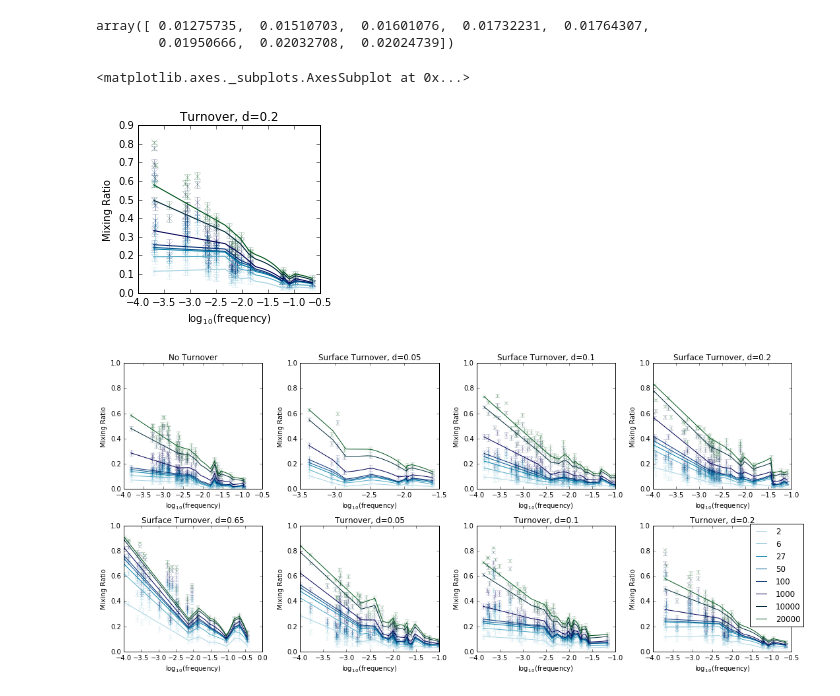
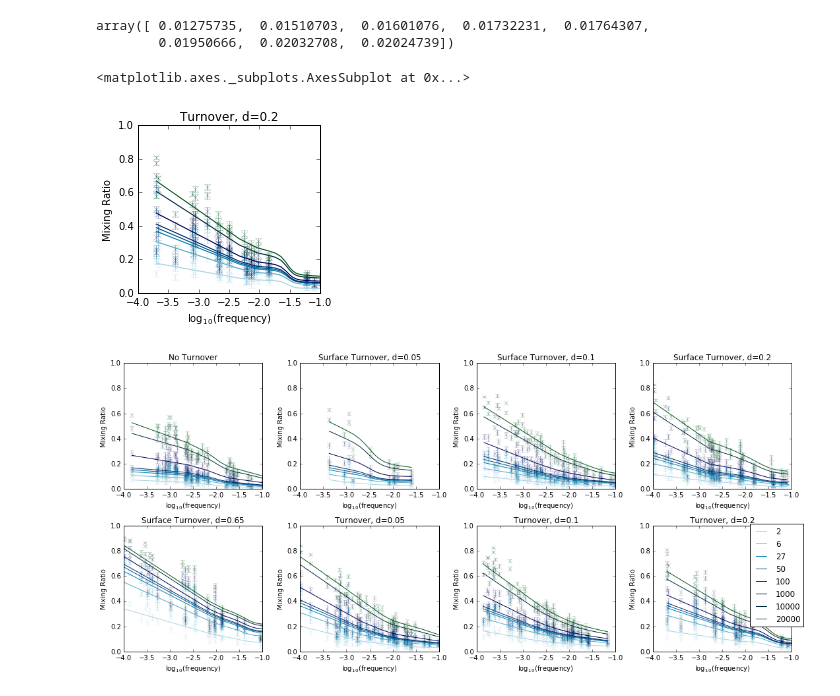
Before and after one commit to zafarali/tumorheterogeneity, a Jupyter notebook: figures/MixingAnalysis.ipynb, the cells around one changed output. Drawn from its saved outputs; the diff is of its cells as text; code cells hidden in the pictures.

Commit message:
Add exponential weighted average to plot

```diff
--- a/figures/MixingAnalysis.ipynb
+++ b/figures/MixingAnalysis.ipynb
@@ -15,0 +13,10 @@ glob(get_folder_skeleton('0.2', False))
+# %%
+death_rates = ['0', '0.05', '0.1','0.2', '0.65']
+surface_turnover = [True, False]
+
+data = {}
+for params in product(death_rates, surface_turnover):
+    try:
+        print(glob(get_folder_skeleton(*params)))
+    except IndexError as e:
+        print(e)
@@ -47,10 +65,31 @@ def get_cmap(n, name='Greys_r'):
 # %%
 from collections import defaultdict
 from scipy.interpolate import interp1d
+# %%
+def exponential_mean_function(x_i, y_i,k=1):
+    """
+        @params:
+            x_i : all x_i points available
+            y_i : the y_i values to average over
+        @returns
+            a function that can be evaluated for the mean at any point x
+
+    """
+    def exponential_mean_at(x):
+        """
+            @params:
+                x: a np.array or float where the average value needs to be returned
+            @returns
+                <y(x)> : average value at position x
+        """
+        w = np.exp(-k*(x-x_i)**2)
+        return np.dot(w, y_i) / np.sum(w)
+
+    return exponential_mean_at
 # %%
 cmap = get_cmap(10, name=u'ocean_r')
 
-def plot_data(ax, data, title, cmap):
+def plot_data(ax, data, title, cmap, k=0.1):
     datas_ = defaultdict(lambda: [])
     for freq_data in data:
         for i, size_ in enumerate(freq_data['sample_sizes']):
@@ -66,62 +105,64 @@ def plot_data(ax, data, title, cmap):
     for i, (size_, information) in enumerate(sorted(datas_.items(), key=lambda x:x[0])):
         x, y= zip(*information)
         x, y = np.array(x), 1-np.array(y)
-        f = interp1d(x, y)
+#         print(x.shape)
+        f = np.vectorize(exponential_mean_function(np.log10(x), y, k=k))
         x_range = np.linspace(np.min(x), np.max(x))
-        ax.plot(np.log10(x_range),f(x_range), c=cmap(i+1), label='{}'.format(size_))
+        ax.plot(np.log10(x_range),f(np.log10(x_range)), c=cmap(i+1), label='{}'.format(size_))
     ax.set_xlabel("$log_{10}(frequency)$")
     ax.set_ylabel('Mixing Ratio')
     ax.set_title(title)
+    ax.set_ylim([0, 1])
+    ax.set_xlim([-4.0, -1.0])
     return ax
 # %%
 f = plt.figure(figsize=(15, 3))
 ax = f.add_subplot(141)
-plot_data(ax, data[('0.2', False)], 'Turnover, d=0.2', cmap)
+plot_data(ax, data[('0.2', False)], 'Turnover, d=0.2', cmap, k=12)
 # ax.legend()
 # %% [output]
 <matplotlib.axes._subplots.AxesSubplot at 0x...>
-[figure, old version]
+[figure, new version]
 # %%
-
+k = 5
 f = plt.figure(figsize=(15, 7))
 ax = f.add_subplot(241)
-plot_data(ax, data[('0', False)], 'No Turnover', cmap)
+plot_data(ax, data[('0', False)], 'No Turnover', cmap, k=k)
 
 ax.set_ylim([0, 1])
 
 ax = f.add_subplot(242)
-plot_data(ax, data[('0.05', True)], 'Surface Turnover, d=0.05', cmap)
-ax.set_ylim([0, 1])
+plot_data(ax, data[('0.05', True)], 'Surface Turnover, d=0.05', cmap, k=k)
 
 ax = f.add_subplot(243)
-plot_data(ax, data[('0.1', True)], 'Surface Turnover, d=0.1', cmap)
+plot_data(ax, data[('0.1', True)], 'Surface Turnover, d=0.1', cmap, k=k)
 ax.set_ylim([0, 1])
 
 ax = f.add_subplot(244)
-plot_data(ax, data[('0.2', True)], 'Surface Turnover, d=0.2', cmap)
+plot_data(ax, data[('0.2', True)], 'Surface Turnover, d=0.2', cmap, k=k)
 ax.set_ylim([0, 1])
 
 ax = f.add_subplot(245)
-plot_data(ax, data[('0.65', True)], 'Surface Turnover, d=0.65', cmap)
+plot_data(ax, data[('0.65', True)], 'Surface Turnover, d=0.65', cmap, k=k)
 ax.set_ylim([0, 1])
 
 ax = f.add_subplot(246)
-plot_data(ax, data[('0.05', False)], 'Turnover, d=0.05', cmap)
+plot_data(ax, data[('0.05', False)], 'Turnover, d=0.05', cmap, k=k)
 ax.set_ylim([0, 1])
 
 ax = f.add_subplot(247)
-plot_data(ax, data[('0.1', False)], 'Turnover, d=0.1', cmap)
+plot_data(ax, data[('0.1', False)], 'Turnover, d=0.1', cmap, k=k)
 ax.set_ylim([0, 1])
 
 ax = f.add_subplot(248)
-plot_data(ax, data[('0.2', False)], 'Turnover, d=0.2', cmap)
+plot_data(ax, data[('0.2', False)], 'Turnover, d=0.2', cmap, k=k)
 ax.set_ylim([0, 1])
 
 ax.legend([2, 6, 27, 50, 100, 1000, 10000, 20000], loc=(0.7, 0.2))
 f.tight_layout()
-f.savefig('mixing_analysis.pdf', dpi=150)
+# f.savefig('mixing_analysis.pdf', dpi=150)
 # %% [output]
-[figure, old version]
+[figure, new version]
 # %%
 
 # f = plt.figure(figsize=(15, 3))
```
Also changed, not shown: parts of 3 cells of this notebook.
